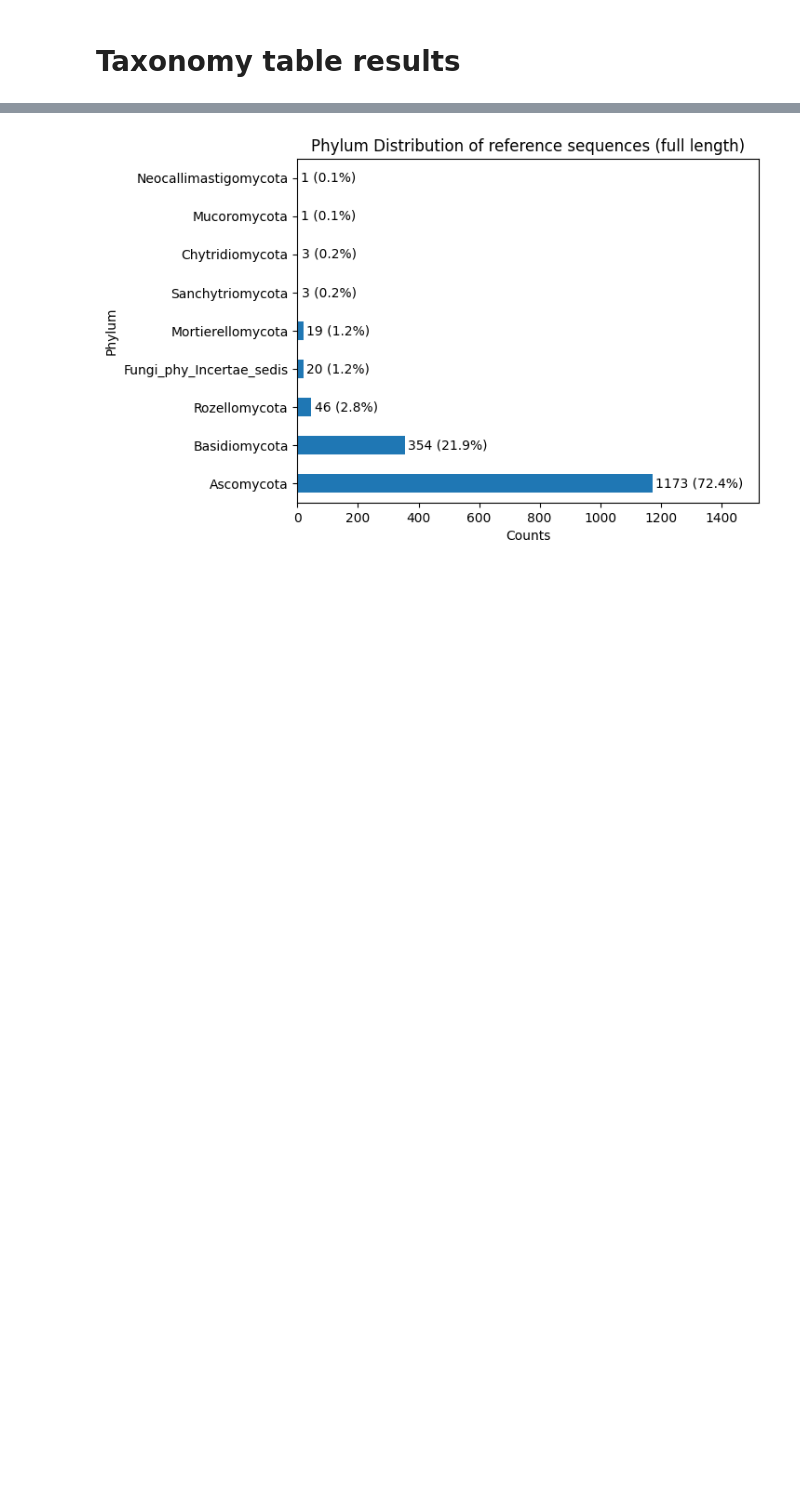
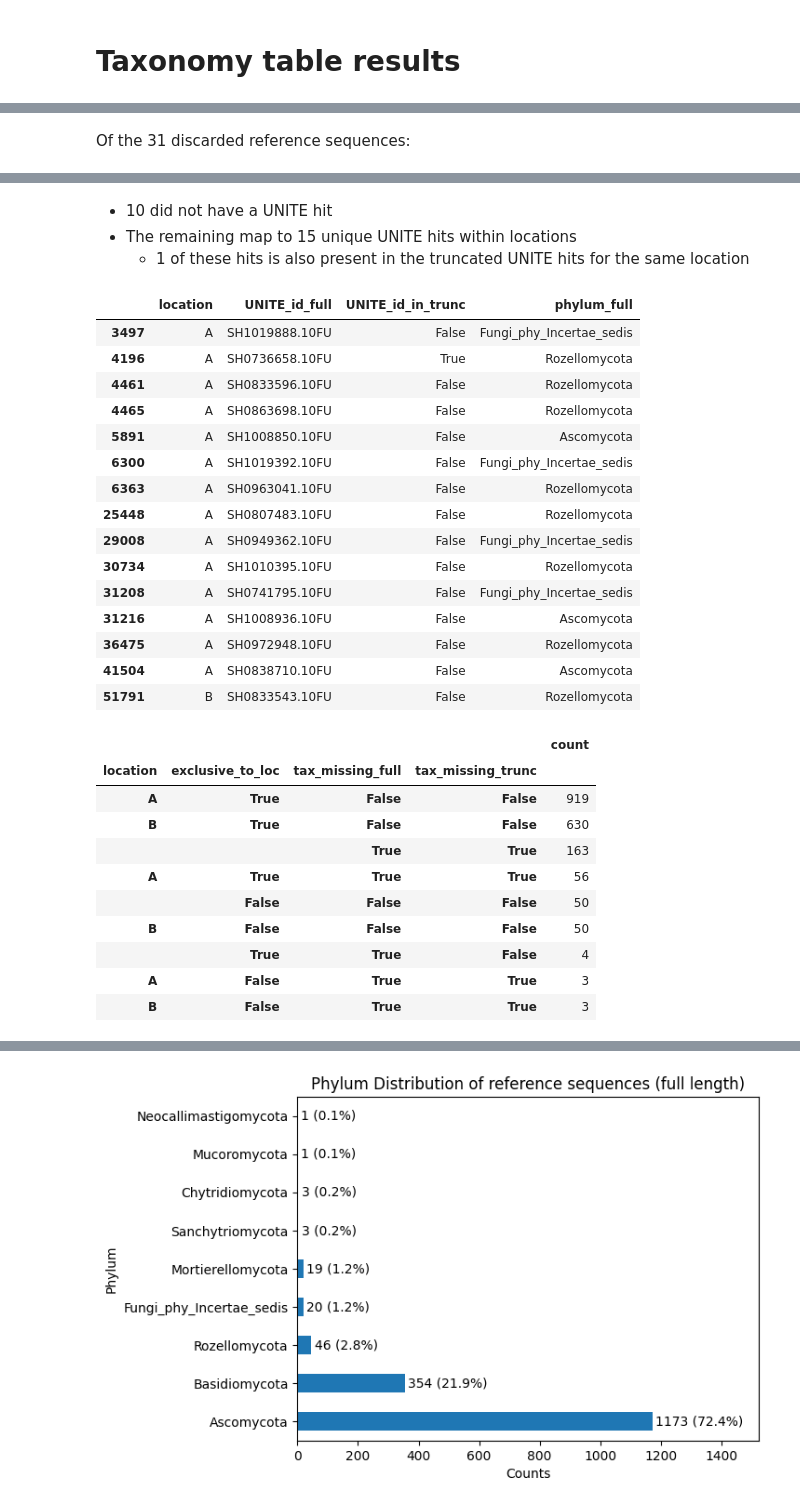
Before and after one commit to SethGG/mycodiversity-arise, a Jupyter notebook: 7_data_analysis.ipynb, the cells around one changed output, grey strips where cells are left out. Saved outputs shown, nothing was run; the diff lists cells and outputs as text; code cells hidden in the pictures; blank space fills up the shorter version.

```diff
--- a/7_data_analysis.ipynb
+++ b/7_data_analysis.ipynb
@@ -446,0 +385,50 @@ NameError: name 'df3' is not defined
+# %%
+#Taxonomic results on the discarded sequences
+df_not_trunc_refseq_full_loc_tax_missing_count = pd.DataFrame(df_not_trunc_refseq_full_loc.value_counts(subset=["location", "exclusive_to_loc", "tax_missing_full"]))
+
+df_not_trunc_unite_full_loc = df_not_trunc_refseq_full_loc[df_not_trunc_refseq_full_loc["tax_missing_full"] == False].drop_duplicates(subset=["location", "UNITE_id_full"])
+
+df_trunc_unite_trunc_loc = df_trunc_refseq_trunc_loc[df_trunc_refseq_trunc_loc["tax_missing_trunc"] == False].drop_duplicates(subset=["location", "UNITE_id_trunc"])
+
+df_not_trunc_unite_full_loc = df_not_trunc_unite_full_loc.merge(
+    df_trunc_unite_trunc_loc[["location", "UNITE_id_trunc"]].rename(columns={"UNITE_id_trunc": "UNITE_id_full"}),
+    on=["location","UNITE_id_full"], how="left", indicator=True).set_index(df_not_trunc_unite_full_loc.index)
+df_not_trunc_unite_full_loc["UNITE_id_in_trunc"] = df_not_trunc_unite_full_loc["_merge"] == "both"
+df_not_trunc_unite_full_loc = df_not_trunc_unite_full_loc.drop(columns=["_merge"])
+
+num_not_trunc_unite_full_na = df_not_trunc_refseq_full_loc[df_not_trunc_refseq_full_loc["tax_missing_full"] == True].shape[0]
+num_not_trunc_unite_full_loc = df_not_trunc_unite_full_loc.shape[0]
+num_not_trunc_unite_full_loc_in_trunc = df_not_trunc_unite_full_loc[df_not_trunc_unite_full_loc["UNITE_id_in_trunc"] == True].shape[0]
+display(md(f"Of the {num_not_trunc_refseq_full} discarded reference sequences:\n"))
+display(df_not_trunc_refseq_full_loc_tax_missing_count)
+display(md(f"- {num_not_trunc_unite_full_na} did not have a UNITE hit\n"
+        f"- The remaining map to {num_not_trunc_unite_full_loc} unique UNITE hits within locations\n"
+        f"\t - {num_not_trunc_unite_full_loc_in_trunc} of these hits is also present in the truncated UNITE hits for the same location"))
+display(df_not_trunc_unite_full_loc[["location", "UNITE_id_full", "UNITE_id_in_trunc", "phylum_full"]])
+
+#Taxonomic differences on ZOTUs that pass at full length and after truncation
+
+df_trunc_refseq_full_loc_tax_missing_count = pd.DataFrame(df_trunc_refseq_full_loc.value_counts(subset=["location", "exclusive_to_loc", "tax_missing_full", "tax_missing_trunc"]))
+display(df_trunc_refseq_full_loc_tax_missing_count)
+
+df_trunc_unite_full_new = df_trunc_refseq_full_loc[df_trunc_refseq_full_loc["tax_missing_full"] != df_trunc_refseq_full_loc["tax_missing_trunc"]].drop_duplicates(subset=["location", "UNITE_id_trunc"])
+
+df_trunc_unite_full_new["UNITE_id_in_trunc"] = df_trunc_unite_full_new["UNITE_id_trunc"].isin(df_trunc_refseq_full_loc[df_trunc_refseq_full_loc["tax_missing_full"] == False]["UNITE_id_trunc"])
+df_trunc_unite_full_new["UNITE_id_in_full"] = df_trunc_unite_full_new["UNITE_id_trunc"].isin(df_trunc_refseq_full_loc[df_trunc_refseq_full_loc["tax_missing_full"] == False]["UNITE_id_full"])
+
+display(df_trunc_unite_full_new[["location", "UNITE_id_trunc", "UNITE_id_in_trunc", "UNITE_id_in_full"]])
+
+df_trunc_unite_full_both = df_trunc_refseq_full_loc[(df_trunc_refseq_full_loc["tax_missing_full"] == False) & (df_trunc_refseq_full_loc["tax_missing_trunc"] == False)]
+df_trunc_unite_full_both["UNITE_id_equal"] = df_trunc_unite_full_both["UNITE_id_full"] == df_trunc_unite_full_both["UNITE_id_trunc"]
+
+display(pd.DataFrame.join(df_trunc_unite_full_both.value_counts(subset=["location", "exclusive_to_loc", "UNITE_id_equal"]),
+                          df_trunc_unite_full_both.drop_duplicates(subset=["location", "UNITE_id_full", "UNITE_id_trunc"]).value_counts(subset=["location", "exclusive_to_loc", "UNITE_id_equal"]), lsuffix="_refseq", rsuffix="_UNITE_id"))
+
+levels = ["phylum", "class", "order", "family", "genus", "species"]
+for level in levels:
+    df_trunc_unite_full_both[f"{level}_equal"] = df_trunc_unite_full_both[f"{level}_full"] == df_trunc_unite_full_both[f"{level}_trunc"]
+
+df_trunc_unite_full_both_not_equal_count = pd.DataFrame(df_trunc_unite_full_both[df_trunc_unite_full_both["UNITE_id_equal"] == False].value_counts(subset=[f"{level}_equal" for level in levels]))
+display(df_trunc_unite_full_both_not_equal_count)
+# %% [output]
+Of the 31 discarded reference sequences:
@@ -446,0 +441,30 @@ NameError: name 'df3' is not defined
+- 10 did not have a UNITE hit
+- The remaining map to 15 unique UNITE hits within locations
+	 - 1 of these hits is also present in the truncated UNITE hits for the same location
+|  | location | UNITE_id_full | UNITE_id_in_trunc | phylum_full |
+| 3497 | A | SH1019888.10FU | False | Fungi_phy_Incertae_sedis |
+| 4196 | A | SH0736658.10FU | True | Rozellomycota |
+| 4461 | A | SH0833596.10FU | False | Rozellomycota |
+| 4465 | A | SH0863698.10FU | False | Rozellomycota |
+| 5891 | A | SH1008850.10FU | False | Ascomycota |
+| 6300 | A | SH1019392.10FU | False | Fungi_phy_Incertae_sedis |
+| 6363 | A | SH0963041.10FU | False | Rozellomycota |
+| 25448 | A | SH0807483.10FU | False | Rozellomycota |
+| 29008 | A | SH0949362.10FU | False | Fungi_phy_Incertae_sedis |
+| 30734 | A | SH1010395.10FU | False | Rozellomycota |
+| 31208 | A | SH0741795.10FU | False | Fungi_phy_Incertae_sedis |
+| 31216 | A | SH1008936.10FU | False | Ascomycota |
+| 36475 | A | SH0972948.10FU | False | Rozellomycota |
+| 41504 | A | SH0838710.10FU | False | Ascomycota |
+| 51791 | B | SH0833543.10FU | False | Rozellomycota |
+|  |  |  |  | count |
+| location | exclusive_to_loc | tax_missing_full | tax_missing_trunc |  |
+| A | True | False | False | 919 |
+| B | True | False | False | 630 |
+|  |  | True | True | 163 |
+| A | True | True | True | 56 |
+|  | False | False | False | 50 |
+| B | False | False | False | 50 |
+|  | True | True | False | 4 |
+| A | False | True | True | 3 |
+| B | False | True | True | 3 |
```
Also changed, not shown: parts of 5 cells of this notebook, 2 other files.
